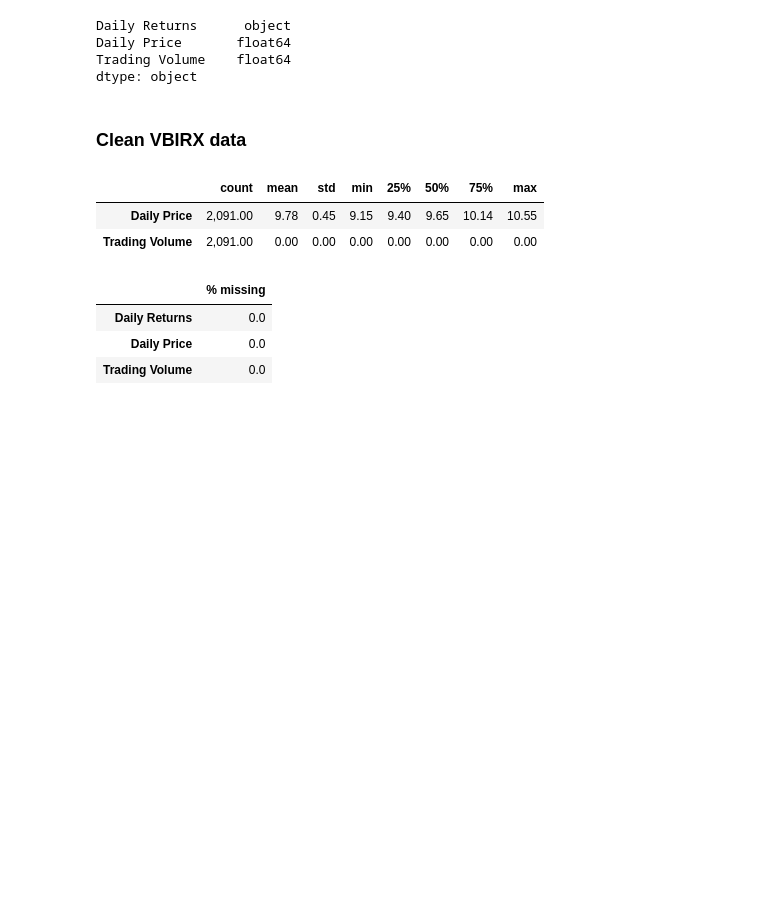
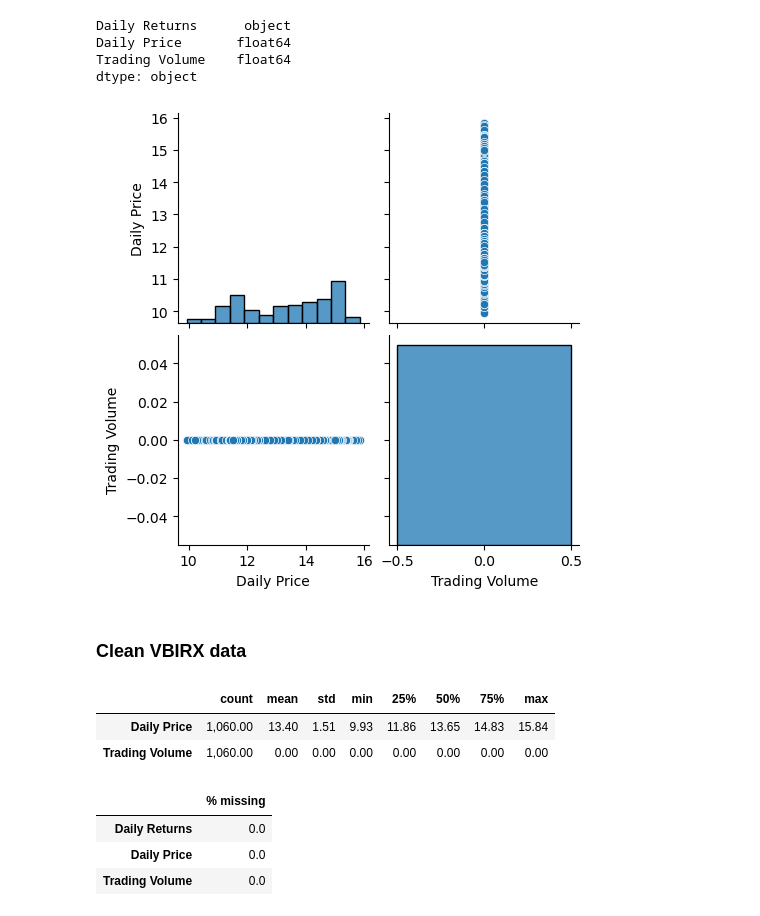
Before and after one commit to mab923/finalteamproject, a Jupyter notebook: Load_Data.ipynb, the cells around one changed output. Cells and saved outputs as stored; diff of their text form; code cells hidden in the pictures; blank space fills up the shorter version.

```diff
--- a/Load_Data.ipynb
+++ b/Load_Data.ipynb
@@ -110,7 +111,3 @@ Vblax
 | 2023-04-24 00:00:00 | 0.007874 | 11.520000 | 0.0 |
 | Volume | Date 2019-02-07 0 2019-02-08 0 20... | NaN | NaN |
 1061 rows × 3 columns
-# %%
-Vblax['date'] = pd.to_datetime(Vblax['Date'], errors ='coerce').dt.strftime('%m/%d/%y')
-Vblax.dropna(subset=['date'], inplace=True)
-Vblax
@@ -342,7 +325,7 @@ Vblax.describe().T.style.format('{:,.2f}')
 | Trading Volume | 0.1 |
 # %%
 # Convert to numeric
-Vblax['Trading Volume'] = pd.to_numeric(Vblax['Trading Volume'])
+Vblax['Trading Volume'] = Vblax['Trading Volume'].astype(float)
 # %%
 # Outliers
 rates.describe(percentiles=[.01,.05,.95,.99]).T.style.format('{:,.2f}')
@@ -360,14 +343,19 @@ Daily Returns      object
 Daily Price       float64
 Trading Volume    float64
 dtype: object
+# %%
+sns.pairplot(Vblax)
+plt.show()
+# %% [output]
+[figure, added]
 # %% [markdown]
 ### Clean VBIRX data
 # %%
 Vblax.describe().T.style.format('{:,.2f}')
 # %% [output]
 |  | count | mean | std | min | 25% | 50% | 75% | max |
-| Daily Price | 2,091.00 | 9.78 | 0.45 | 9.15 | 9.40 | 9.65 | 10.14 | 10.55 |
-| Trading Volume | 2,091.00 | 0.00 | 0.00 | 0.00 | 0.00 | 0.00 | 0.00 | 0.00 |
+| Daily Price | 1,060.00 | 13.40 | 1.51 | 9.93 | 11.86 | 13.65 | 14.83 | 15.84 |
+| Trading Volume | 1,060.00 | 0.00 | 0.00 | 0.00 | 0.00 | 0.00 | 0.00 | 0.00 |
 # %%
 # Missing values
 (
```
Also changed, not shown: parts of 12 cells of this notebook.
